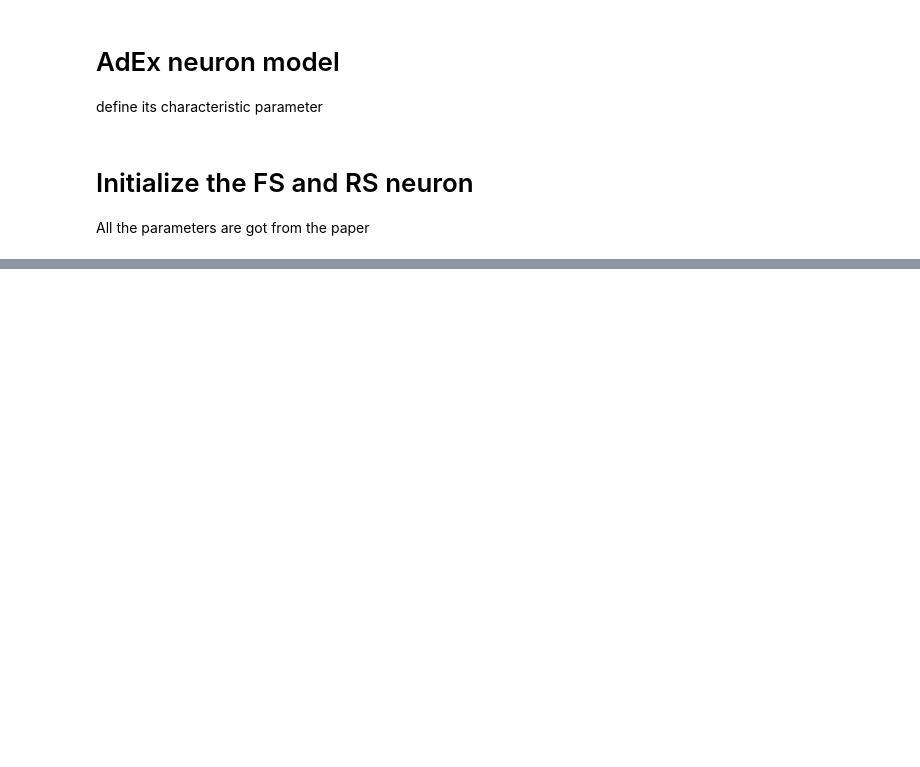
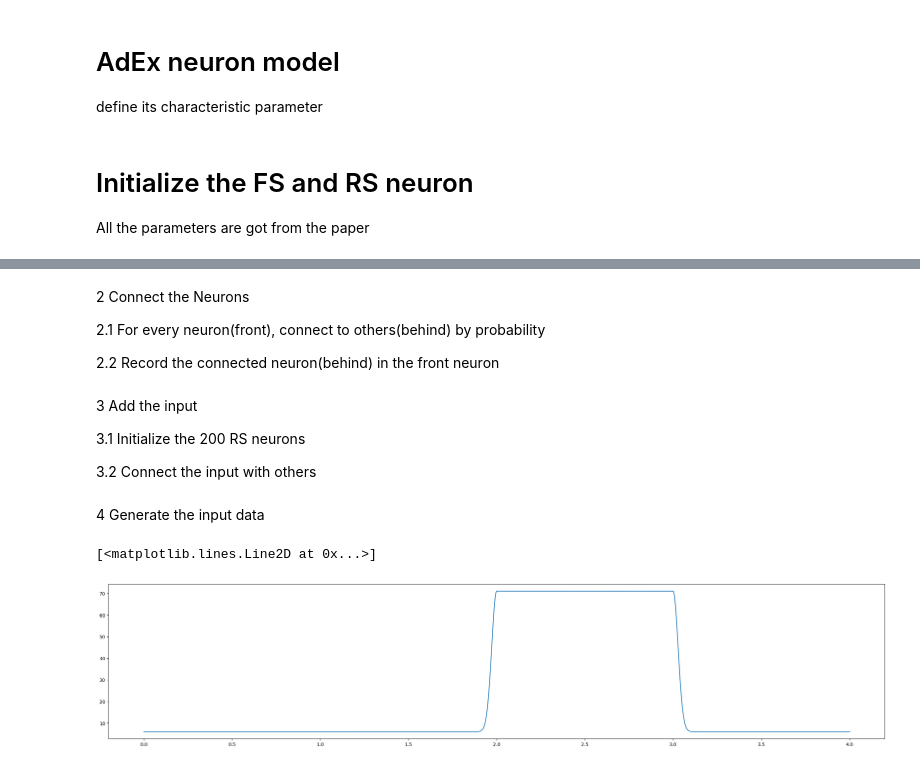
Before and after one commit to RogersSccot/17_BBQ, a Jupyter notebook: Seizure_Ref/My_AdEx_Network.ipynb, the cells around one changed output, grey strips where cells are left out. Cells and saved outputs as stored; diff of their text form; code cells hidden in the pictures; blank space fills up the shorter version.

```diff
--- a/Seizure_Ref/My_AdEx_Network.ipynb
+++ b/Seizure_Ref/My_AdEx_Network.ipynb
@@ -104,0 +178,6 @@ Regular_Spiking_neuron=AdExNeuron(V_Neuron=-65*mV, w_adaptive=0.0*pA, G_Synapsis
+# %% [markdown]
+2 Connect the Neurons
+
+2.1 For every neuron(front), connect to others(behind) by probability
+
+2.2 Record the connected neuron(behind) in the front neuron
@@ -104,0 +190,6 @@ Regular_Spiking_neuron=AdExNeuron(V_Neuron=-65*mV, w_adaptive=0.0*pA, G_Synapsis
+# %% [markdown]
+3 Add the input
+
+3.1 Initialize the 200 RS neurons
+
+3.2 Connect the input with others
@@ -104,0 +202,32 @@ Regular_Spiking_neuron=AdExNeuron(V_Neuron=-65*mV, w_adaptive=0.0*pA, G_Synapsis
+# %% [markdown]
+4 Generate the input data
+# %%
+Nseed=1
+NAmp=1
+NbS=1
+AmpStim=NAmp*5.+60  #80. #92.
+plat = 1000
+def heaviside(x):
+    return 0.5 * (1 + np.sign(x))
+def input_rate(t, t1_exc, tau1_exc, tau2_exc, ampl_exc, plateau):
+    # t1_exc=10. # time of the maximum of external stimulation
+    # tau1_exc=20. # first time constant of perturbation = rising time
+    # tau2_exc=50. # decaying time
+    # ampl_exc=20. # amplitude of excitation
+    inp = ampl_exc * (np.exp(-(t - t1_exc) ** 2 / (2. * tau1_exc ** 2)) * heaviside(-(t - t1_exc)) +
+                      heaviside(-(t - (t1_exc+plateau))) * heaviside(t - t1_exc) +
+                      np.exp(-(t - (t1_exc+plateau)) ** 2 / (2. * tau2_exc ** 2)) * heaviside(t - (t1_exc+plateau)))
+    return inp
+# 创建仿真时间序列
+t2 = np.arange(0, 1000*TotTime, 1000*dt)
+test_input = []
+# 输入的噪声强度
+TauP=20.+8*NbS
+# 将时间点，噪声，输入刺激，输入刺激的平台期产生对应时间的脉冲
+for ji in t2:
+    test_input.append(6.+input_rate(ji, 2000., TauP, TauP, AmpStim, plat))
+plt.figure(figsize=(30,6))
+plt.plot(np.arange(0, TotTime, dt), test_input)
+# %% [output]
+[<matplotlib.lines.Line2D at 0x...>]
+[figure, added]
```
Also changed, not shown: parts of 9 cells of this notebook, 2 other files.
